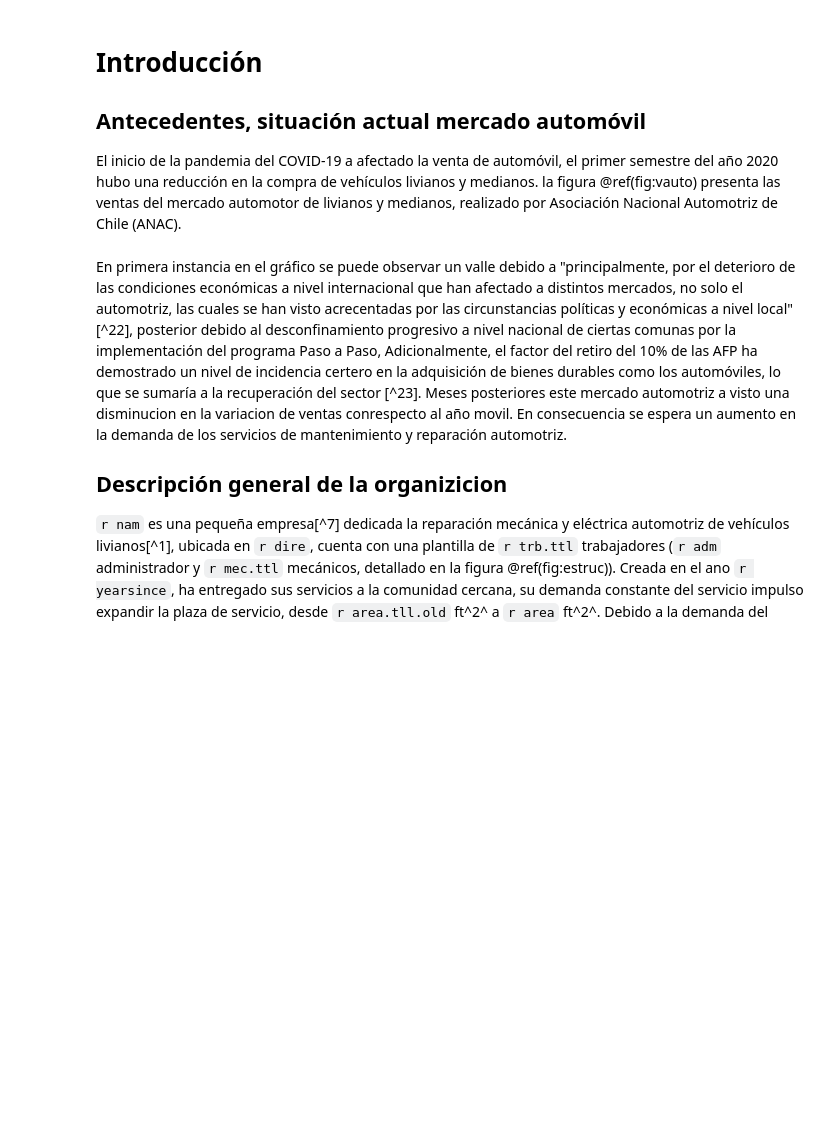
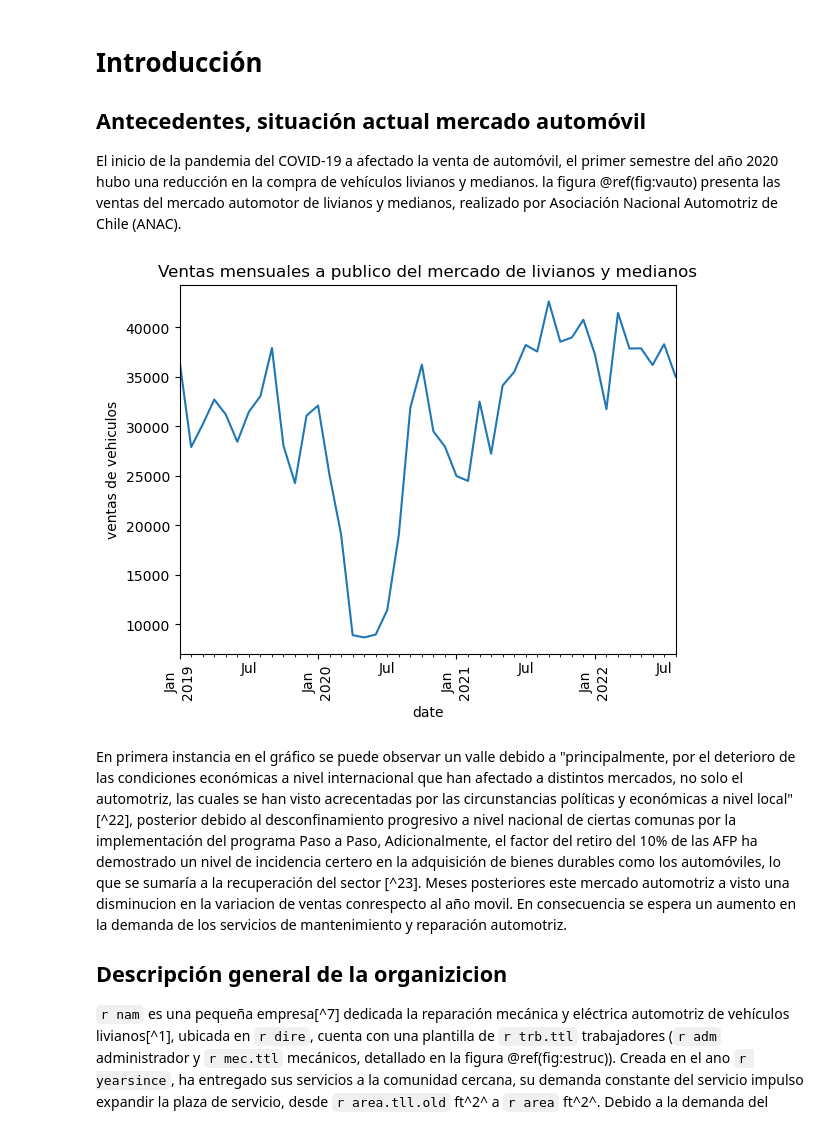
Before and after one commit to kiefer1up/tesis, a Jupyter notebook: tesis.ipynb, the cells around one changed output. Saved outputs shown, nothing was run; the diff lists cells and outputs as text; code cells hidden in the pictures; blank space fills up the shorter version.

Commit message:
up plot

````diff
--- a/tesis.ipynb
+++ b/tesis.ipynb
@@ -16,6 +32,10 @@ import numpy as np
 ```{r vauto, echo=FALSE, fig.cap='Ventas mensuales a publico del mercado de livianos y medianos'}
  anac
 ```
+# %%
+db.anac_df()
+# %% [output]
+[figure, added]
 # %% [markdown]
 En primera instancia en el gráfico se puede observar un valle debido a "principalmente, por el deterioro de las condiciones económicas a nivel internacional que han afectado a distintos mercados, no solo el automotriz, las cuales se han visto acrecentadas por las circunstancias políticas y económicas a nivel local"[^22], posterior debido al desconfinamiento progresivo a nivel nacional de ciertas comunas por la implementación del programa Paso a Paso, Adicionalmente, el factor del retiro del 10% de las AFP ha demostrado un nivel de incidencia certero en la adquisición de bienes durables como los automóviles, lo que se sumaría a la recuperación del sector [^23]. Meses posteriores este mercado automotriz a visto una disminucion en la variacion de ventas conrespecto al año movil. En consecuencia se espera un aumento en la demanda de los servicios de mantenimiento y reparación automotriz.
 
````
Also changed, not shown: parts of 3 cells of this notebook.
